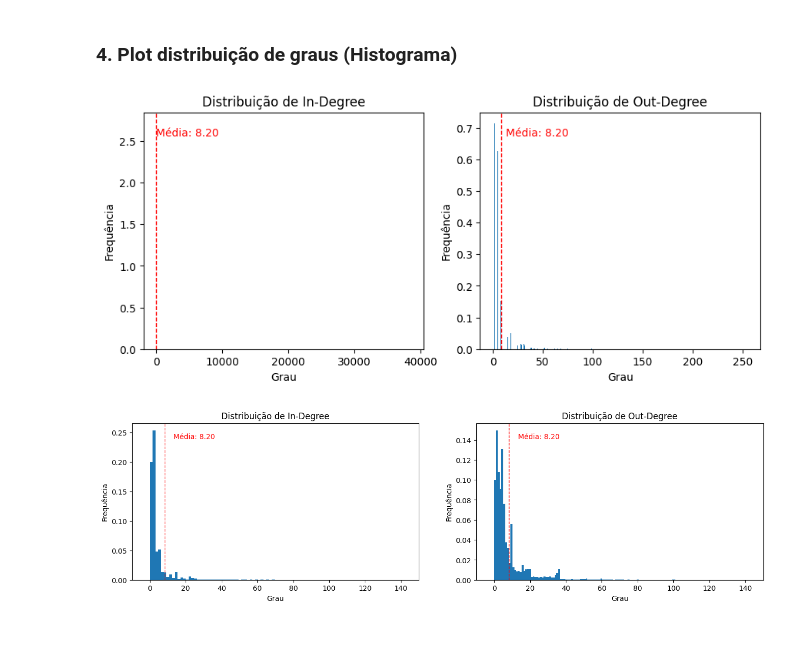
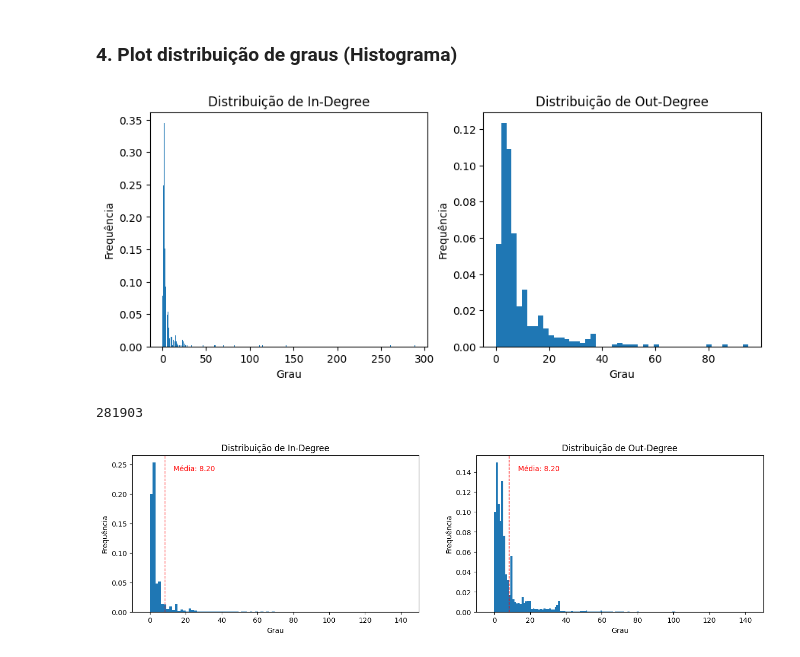
Before and after one commit to gabrieldsn2006/AV1-web-graph, a Jupyter notebook: python_algs4/main.ipynb, the cells around one changed output. Saved outputs shown, nothing was run; the diff lists cells and outputs as text; code cells hidden in the pictures.

```diff
--- a/python_algs4/main.ipynb
+++ b/python_algs4/main.ipynb
@@ -96,33 +97,37 @@ variância out degree: 127.95
 # %%
 plt.figure(figsize=(16,4))
 
 plt.subplot(1,3,1)
-plt.hist(in_degrees, bins="fd", density=True)
+plt.hist(in_degrees[:500], bins="fd", density=True)
 plt.title("Distribuição de In-Degree")
 plt.xlabel("Grau")
 plt.ylabel("Frequência")
-plt.axvline(avg_in_degree, color='red', linestyle='dashed', linewidth=1)
-plt.text(avg_in_degree + 5, plt.ylim()[1]*0.9, f'Média: {avg_in_degree:.2f}', color='red')
+# plt.axvline(avg_in_degree, color='red', linestyle='dashed', linewidth=1)
+# plt.text(avg_in_degree + 5, plt.ylim()[1]*0.9, f'Média: {avg_in_degree:.2f}', color='red')
 
 plt.subplot(1,3,2)
-plt.hist(out_degrees, bins="fd", density=True)
+plt.hist(out_degrees[:500], bins="fd", density=True)
 plt.title("Distribuição de Out-Degree")
 plt.xlabel("Grau")
 plt.ylabel("Frequência")
-plt.axvline(avg_out_degree, color='red', linestyle='dashed', linewidth=1)
-plt.text(avg_out_degree + 5, plt.ylim()[1]*0.9, f'Média: {avg_out_degree:.2f}', color='red')
+# plt.axvline(avg_out_degree, color='red', linestyle='dashed', linewidth=1)
+# plt.text(avg_out_degree + 5, plt.ylim()[1]*0.9, f'Média: {avg_out_degree:.2f}', color='red')
 
 # plt.subplot(1,3,3)
 # plt.hist(degrees, bins="fd", density=True)
 # plt.title("Distribuição de Degree")
 # plt.xlabel("Grau")
 # plt.ylabel("Frequência")
 # plt.axvline(avg_degree, color='red', linestyle='dashed', linewidth=1)
 # plt.text(avg_degree + 5, plt.ylim()[1]*0.9, f'Média: {avg_degree:.2f}', color='red')
 
 plt.show()
 # %% [output]
-[figure, old version]
+[figure, new version]
+# %%
+len(in_degrees)
+# %% [output]
+281903
 # %%
 plt.figure(figsize=(16,4))
 
```
Also changed, not shown: parts of 4 cells of this notebook.
